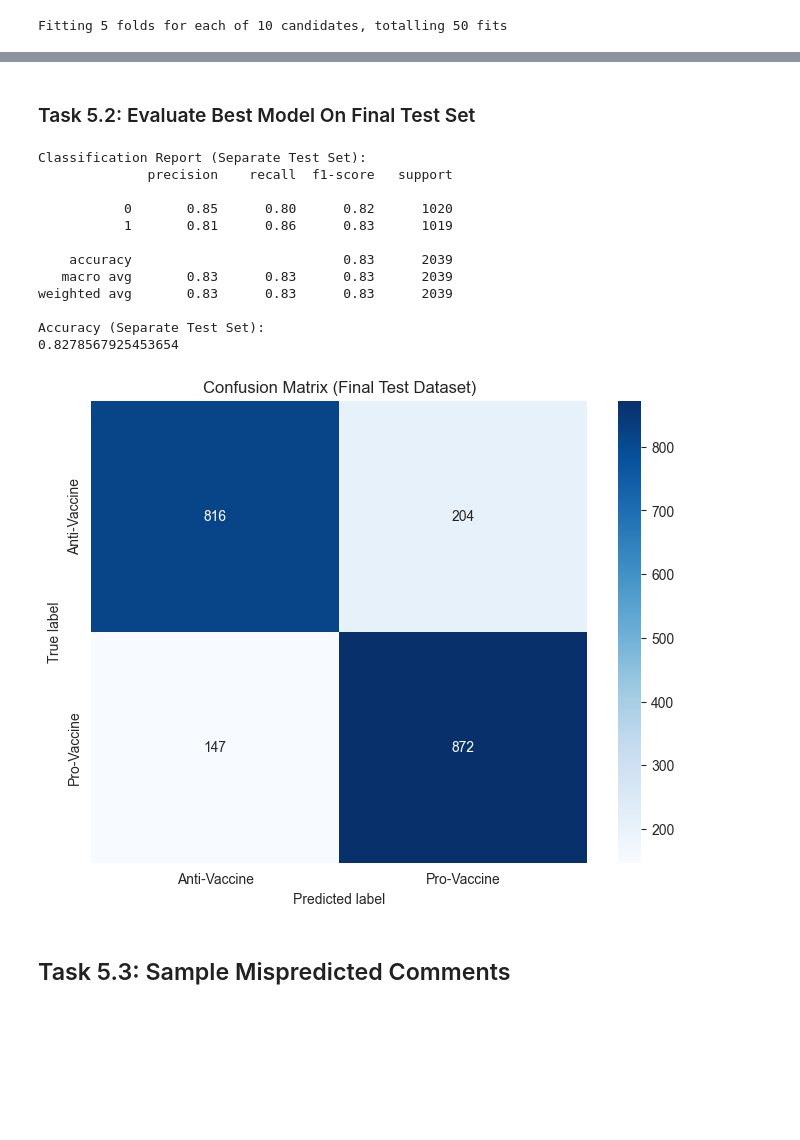
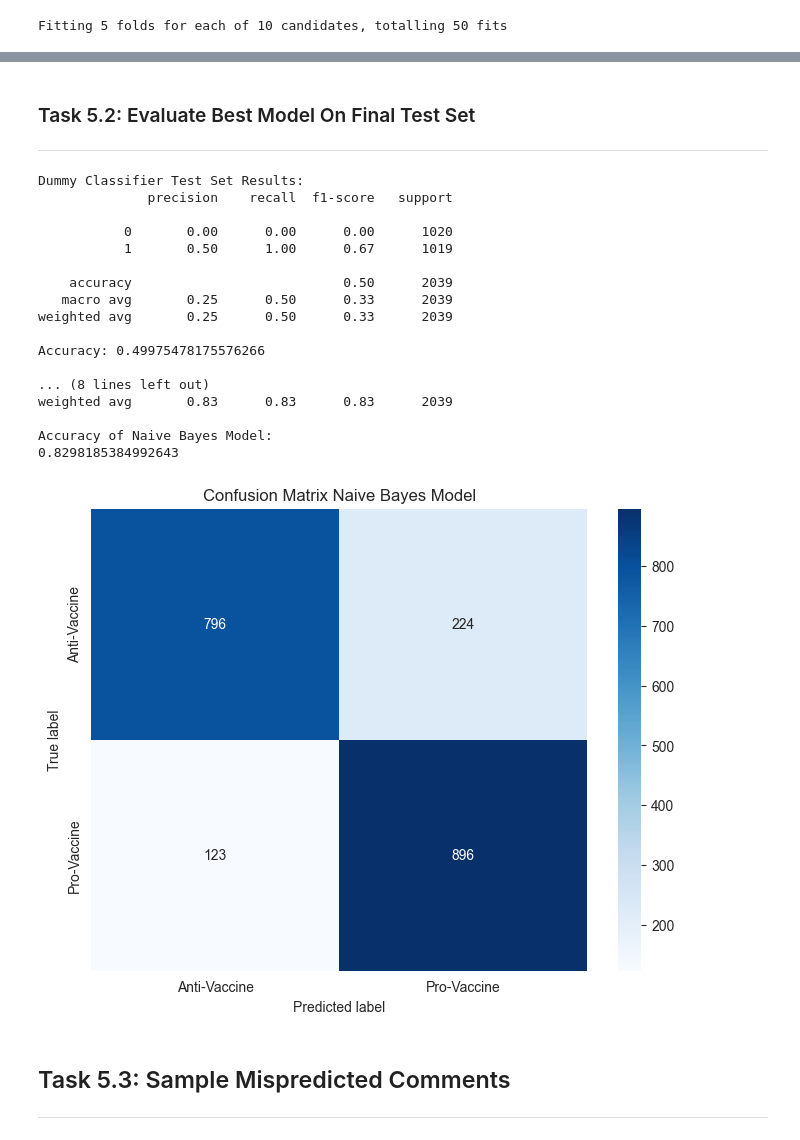
Before and after one commit to NilsDunlop/DIT867-Assignments, a Jupyter notebook: Assignment 3/Assignment3.ipynb, the cells around one changed output, grey strips where cells are left out. Drawn from its saved outputs; the diff is of its cells as text; code cells hidden in the pictures; blank space fills up the shorter version.

```diff
--- a/Assignment 3/Assignment3.ipynb
+++ b/Assignment 3/Assignment3.ipynb
@@ -592,6 +740,6 @@ RandomizedSearchCV(cv=3,
 # %%
 # Random Forest hyperparameter distribution
-rf_param_distributions = {
+rf_param_distributions_tf = {
     'tfidfvectorizer__ngram_range': [(1, 1), (1, 2)],
     'tfidfvectorizer__max_df': uniform(0.7, 0.3),
     'tfidfvectorizer__min_df': uniform(0.01, 0.05),
@@ -601,13 +749,10 @@ rf_param_distributions = {
     'randomforestclassifier__min_samples_leaf': [1, 2, 4],
 }
 
-# Create a Random Forest pipeline
-rf_pipeline = make_pipeline(TfidfVectorizer(), RandomForestClassifier(random_state=0))
-
 # Set up RandomizedSearchCV for Random Forest
-rf_random_search = RandomizedSearchCV(
-    rf_pipeline,
-    param_distributions=rf_param_distributions,
+rf_random_search_tf = RandomizedSearchCV(
+    rf_pipeline_tf,
+    param_distributions=rf_param_distributions_tf,
     n_iter=10,
     cv=3,
     verbose=2,
@@ -616,7 +761,7 @@ rf_random_search = RandomizedSearchCV(
 )
 
 # Perform the search
-rf_random_search.fit(X_train, y_train)
+rf_random_search_tf.fit(X_train, y_train)
 # %% [output]
 Fitting 3 folds for each of 10 candidates, totalling 30 fits
 RandomizedSearchCV(cv=3,
@@ -722,31 +916,50 @@ Accuracy (Cross-Validated):
 # %% [markdown]
 ### Task 5.2: Evaluate Best Model On Final Test Set
+***
 # %%
 # Evaluating the Naive Bayes model on the separate test dataset
 y_pred_test_final = nb_best_model.predict(X_test_final).astype(int)
 
-# Evaluate performance and plot confusion matrix
-print("Classification Report (Separate Test Set):")
-print(classification_report(y_test_final, y_pred_test_final))
-print("Accuracy (Separate Test Set):")
+# Predict the test set labels with the Dummy Classifier
+dummy_pipeline.fit(X_train, y_train)
+y_pred_test_dummy = dummy_pipeline.predict(X_test_final).astype(int)
+
+# Evaluate performance of the Dummy Classifier
+print("Dummy Classifier Test Set Results:")
+print(classification_report(y_test_final, y_pred_test_dummy, zero_division=0))
+print(f"Accuracy: {accuracy_score(y_test_final, y_pred_test_dummy)}")
+print("")
+
+# Evaluate performance of the Naive Bayes model
+print("Classification Report of Naive Bayes Model on Final Test Set:")
+print(classification_report(y_test_final, y_pred_test_final, zero_division=0))
+print("Accuracy of Naive Bayes Model:")
 print(accuracy_score(y_test_final, y_pred_test_final))
-plot_confusion_matrix_of_best_model(y_test_final, y_pred_test_final, classes=['Anti-Vaccine', 'Pro-Vaccine'], title='Confusion Matrix (Final Test Dataset)')
+
+# Plot confusion matrix for the Naive Bayes and Dummy model
+plot_confusion_matrix_of_best_model(y_test_final, y_pred_test_final, classes=['Anti-Vaccine', 'Pro-Vaccine'], title='Confusion Matrix Naive Bayes Model')
 # %% [output]
-Classification Report (Separate Test Set):
+Dummy Classifier Test Set Results:
               precision    recall  f1-score   support
 
-           0       0.85      0.80      0.82      1020
-           1       0.81      0.86      0.83      1019
+           0       0.00      0.00      0.00      1020
+           1       0.50      1.00      0.67      1019
 
-    accuracy                           0.83      2039
-   macro avg       0.83      0.83      0.83      2039
+    accuracy                           0.50      2039
+   macro avg       0.25      0.50      0.33      2039
+weighted avg       0.25      0.50      0.33      2039
+
+Accuracy: 0.49975478175576266
+
+... (8 lines left out)
 weighted avg       0.83      0.83      0.83      2039
 
-Accuracy (Separate Test Set):
-0.8278567925453654
+Accuracy of Naive Bayes Model:
+0.8298185384992643
-[figure, old version]
+[figure, new version]
 # %% [markdown]
 ## Task 5.3: Sample Mispredicted Comments
+***
 # %%
 # Retrieve the index of mispredicted comments
 incorrect_indices = np.where(y_train != y_pred_cv)[0]
```
Also changed, not shown: parts of 27 cells of this notebook.
